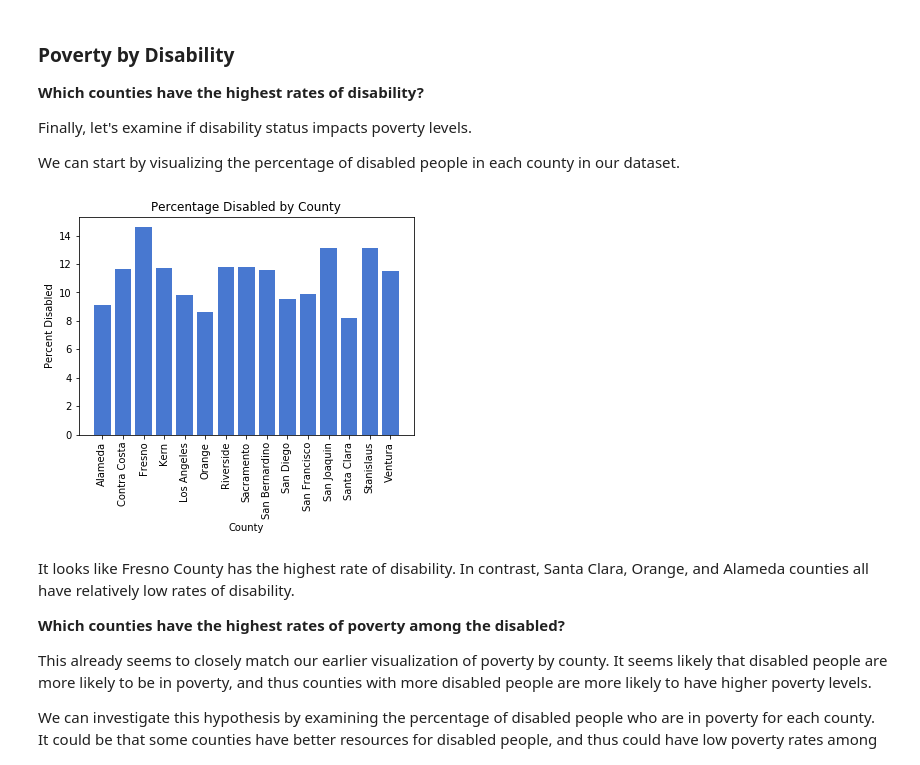
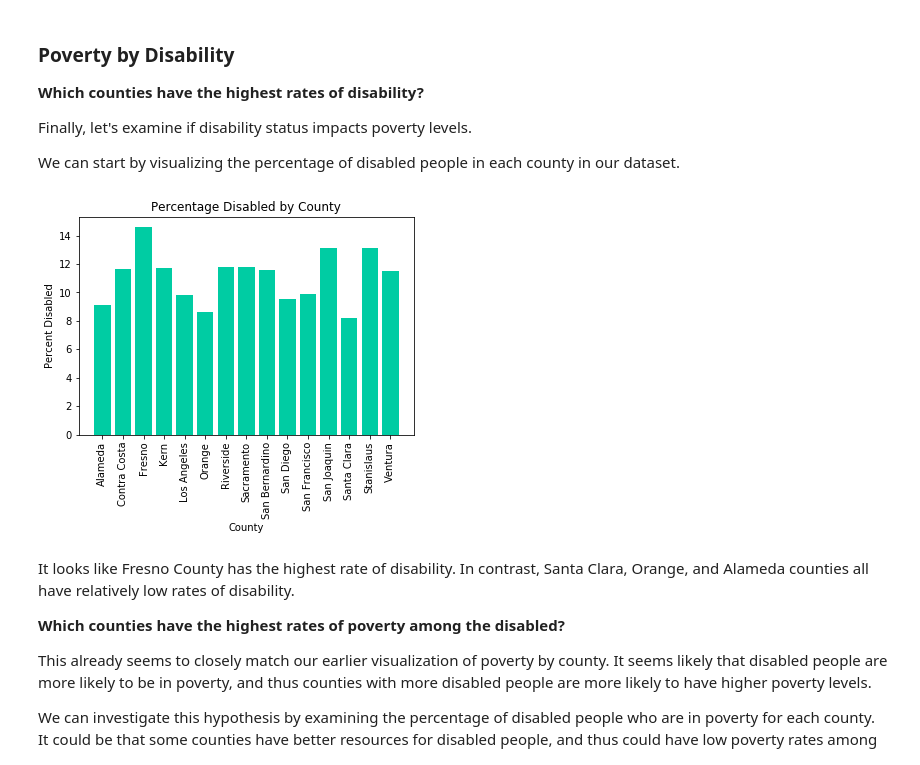
Before and after one commit to NWhite-7/Practice, a Jupyter notebook: ACS_CA_2017_analysis.ipynb, the cells around one changed output. Drawn from its saved outputs; the diff is of its cells as text; code cells hidden in the pictures.

Commit message:
Finalize colors for graph

```diff
--- a/ACS_CA_2017_analysis.ipynb
+++ b/ACS_CA_2017_analysis.ipynb
@@ -454,23 +454,23 @@ We can start by visualizing the percentage of disabled people in each county in
 # %%
 data_disability['disabled_percent'] = 100 * (data_disability.disabled_population / data_disability.county_population)
 
 disability_x_values = range(len(data_disability.disabled_percent))
 
 ax = plt.subplot()
 
-plt.bar(disability_x_values, data_disability.disabled_percent)
+plt.bar(disability_x_values, data_disability.disabled_percent, color = '#00cca3')
 
 plt.xlabel('County')
 plt.ylabel('Percent Disabled')
 plt.title('Percentage Disabled by County')
 
 ax.set_xticks(county_x_values)
 ax.set_xticklabels(data_county.county, rotation = 90)
 
 
 plt.show()
 # %% [output]
-[figure, old version]
+[figure, new version]
 # %% [markdown]
 It looks like Fresno County has the highest rate of disability. In contrast, Santa Clara, Orange, and Alameda counties all have relatively low rates of disability.
 
```
Also changed, not shown: parts of 1 cell of this notebook.
